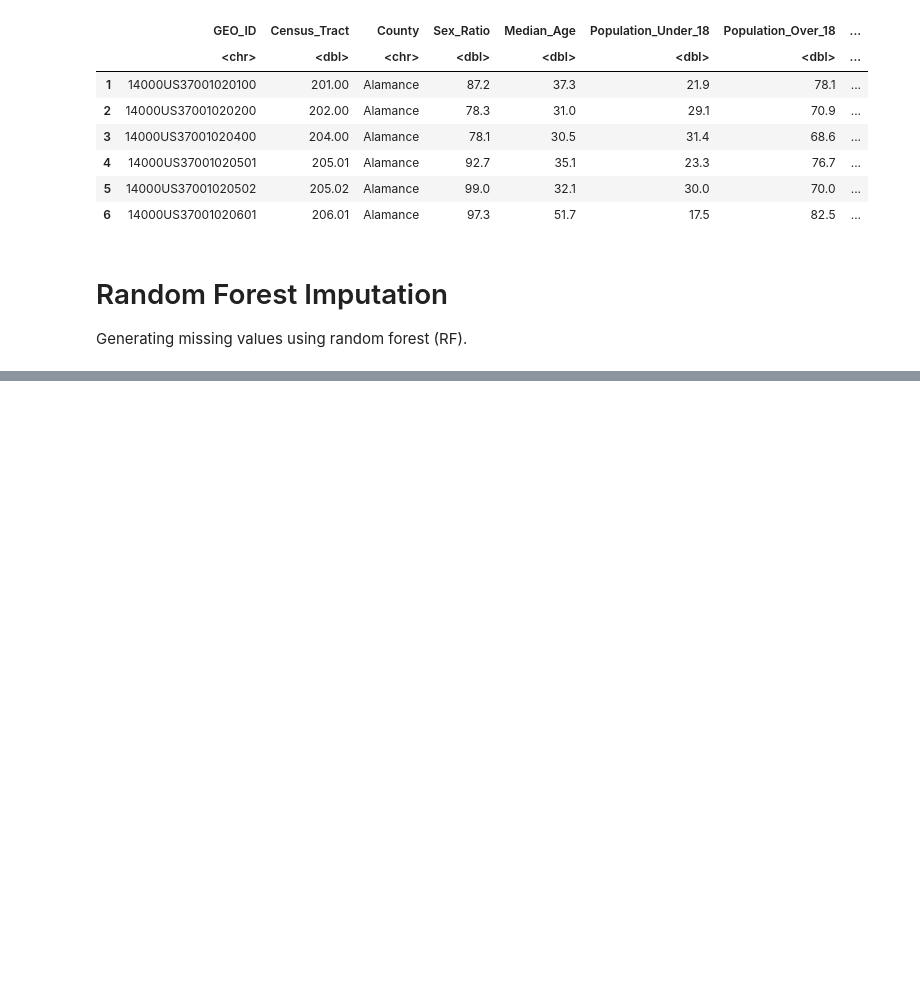
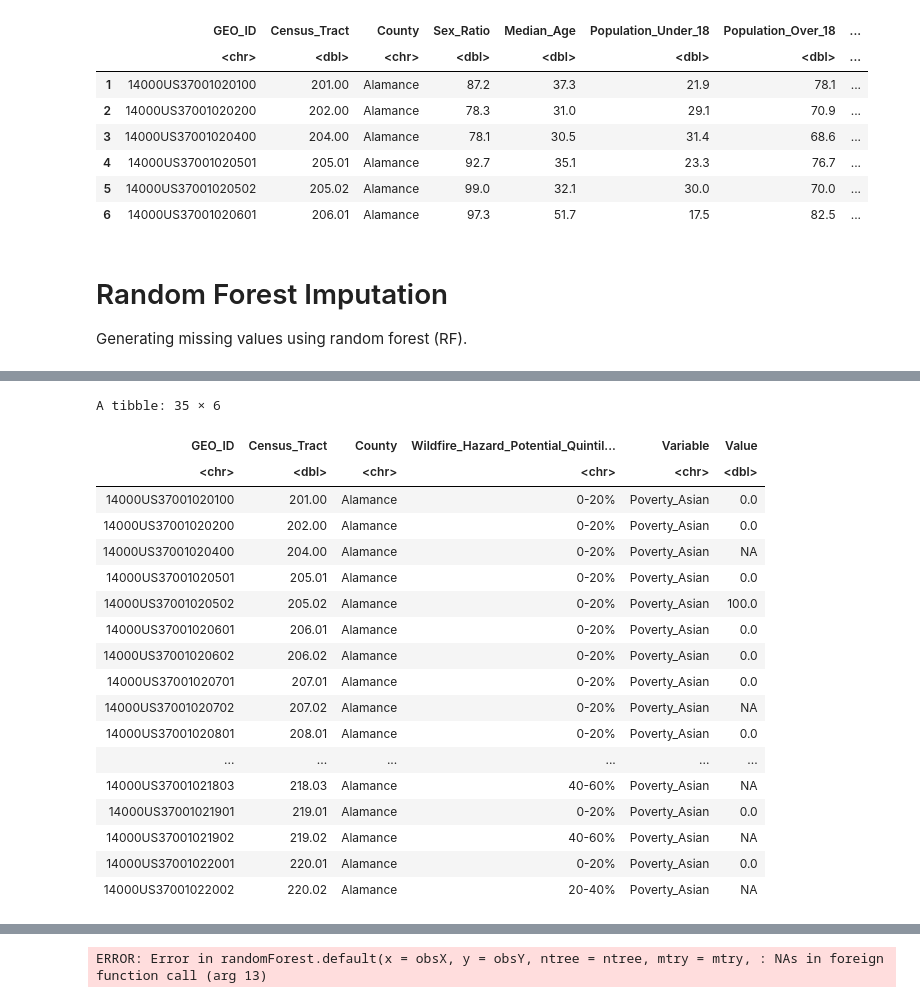
Before and after one commit to UNC-CEMALB/ENVIROSCAN, a Jupyter notebook: 2. Sociodemographic Imputation/Sociodemographic Imputation.ipynb, the cells around one changed output, grey strips where cells are left out. Drawn from its saved outputs; the diff is of its cells as text; code cells hidden in the pictures; blank space fills up the shorter version.

```diff
--- a/2. Sociodemographic Imputation/Sociodemographic Imputation.ipynb
+++ b/2. Sociodemographic Imputation/Sociodemographic Imputation.ipynb
@@ -121,3 +121,8 @@ A data.frame: 6 × 34
 # %% [markdown]
 # Random Forest Imputation
 Generating missing values using random forest (RF).
+# %%
+# first making the df longer to make the imputation step easier
+longer_acs_whp_df = acs_whp_df %>%
+    pivot_longer(cols = 4:33, names_to = "Variable", values_to = "Value")
+head(longer_acs_whp_df)
@@ -123,0 +139,27 @@ Generating missing values using random forest (RF).
+# %%
+a = longer_acs_whp_df %>%
+filter(County == "Alamance", Variable == "Poverty_Asian")
+a
+matrix_a = as.matrix(a$Value)
+
+missForest(matrix_a)
+# %% [output]
+A tibble: 35 × 6
+| GEO_ID | Census_Tract | County | Wildfire_Hazard_Potential_Quintil... | Variable | Value |
+| <chr> | <dbl> | <chr> | <chr> | <chr> | <dbl> |
+| 14000US37001020100 | 201.00 | Alamance | 0-20% | Poverty_Asian | 0.0 |
+| 14000US37001020200 | 202.00 | Alamance | 0-20% | Poverty_Asian | 0.0 |
+| 14000US37001020400 | 204.00 | Alamance | 0-20% | Poverty_Asian | NA |
+| 14000US37001020501 | 205.01 | Alamance | 0-20% | Poverty_Asian | 0.0 |
+| 14000US37001020502 | 205.02 | Alamance | 0-20% | Poverty_Asian | 100.0 |
+| 14000US37001020601 | 206.01 | Alamance | 0-20% | Poverty_Asian | 0.0 |
+| 14000US37001020602 | 206.02 | Alamance | 0-20% | Poverty_Asian | 0.0 |
+| 14000US37001020701 | 207.01 | Alamance | 0-20% | Poverty_Asian | 0.0 |
+| 14000US37001020702 | 207.02 | Alamance | 0-20% | Poverty_Asian | NA |
+| 14000US37001020801 | 208.01 | Alamance | 0-20% | Poverty_Asian | 0.0 |
+| ... | ... | ... | ... | ... | ... |
+| 14000US37001021803 | 218.03 | Alamance | 40-60% | Poverty_Asian | NA |
+| 14000US37001021901 | 219.01 | Alamance | 0-20% | Poverty_Asian | 0.0 |
+| 14000US37001021902 | 219.02 | Alamance | 40-60% | Poverty_Asian | NA |
+| 14000US37001022001 | 220.01 | Alamance | 0-20% | Poverty_Asian | 0.0 |
+| 14000US37001022002 | 220.02 | Alamance | 20-40% | Poverty_Asian | NA |
@@ -124,3 +172,4 @@ Generating missing values using random forest (RF).
+ERROR: Error in randomForest.default(x = obsX, y = obsY, ntree = ntree, mtry = mtry, : NAs in foreign function call (arg 13)
 # %%
 # imputing sociodemographic data using RF
 random_forest_imputation = function(dataset){
```
Also changed, not shown: parts of 4 cells of this notebook.
